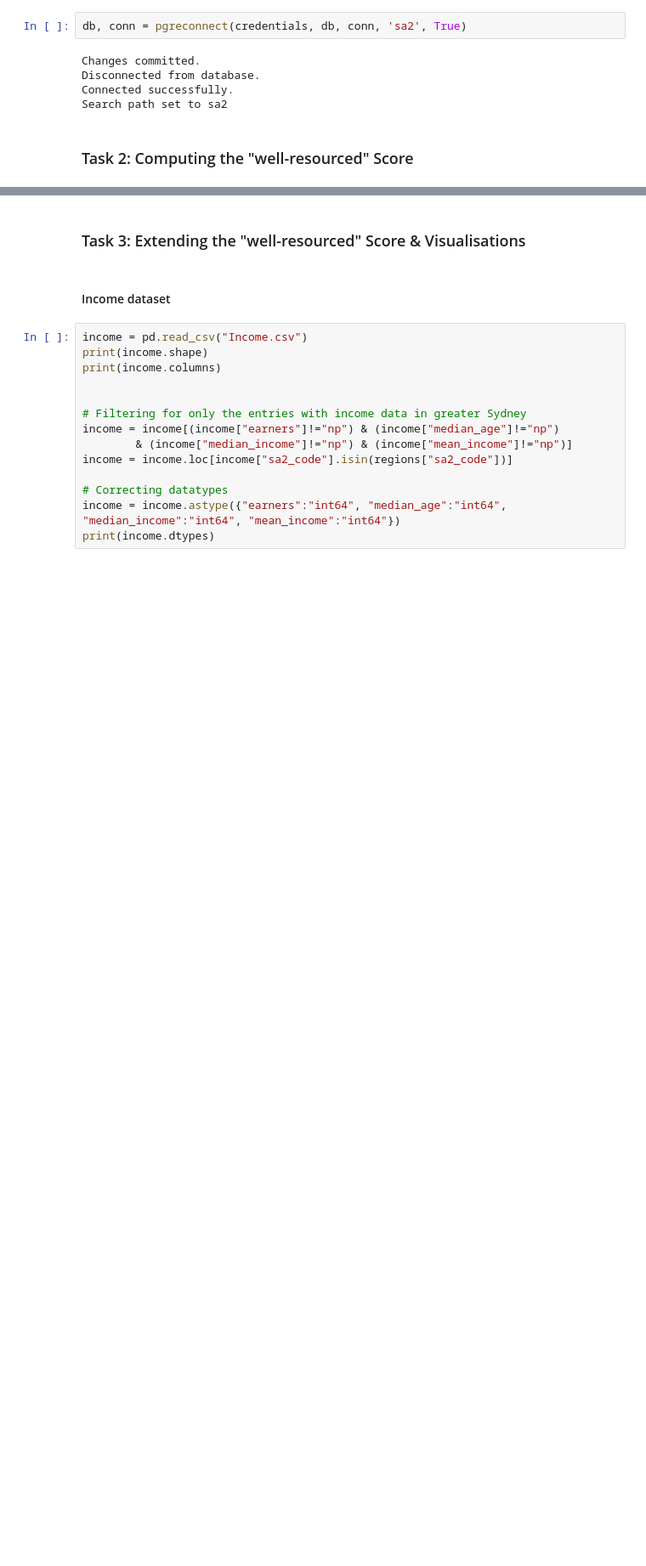
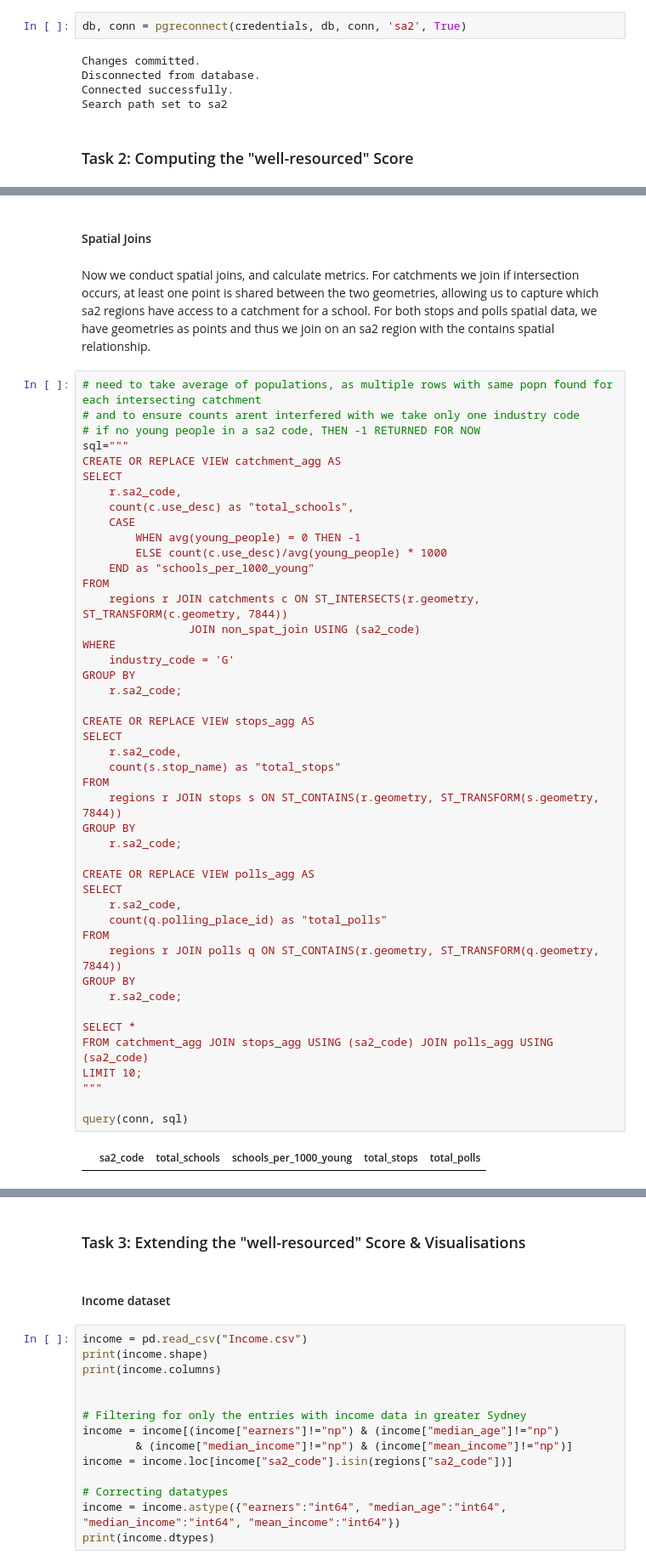
Before and after one commit to FixItChris/DATA2901, a Jupyter notebook: Report.ipynb, the cells around one changed output, grey strips where cells are left out. Shown at 85% size. Saved outputs shown, nothing was run; the diff lists cells and outputs as text; blank space fills up the shorter version.

```diff
--- a/Report.ipynb
+++ b/Report.ipynb
@@ -764,0 +794,51 @@ LIMIT 10;
+# %% [markdown]
+#### Spatial Joins
+# %% [markdown]
+Now we conduct spatial joins, and calculate metrics. For catchments we join if intersection occurs, at least one point is shared between the two geometries, allowing us to capture which sa2 regions have access to a catchment for a school. For both stops and polls spatial data, we have geometries as points and thus we join on an sa2 region with the contains spatial relationship.
+# %%
+# need to take average of populations, as multiple rows with same popn found for each intersecting catchment
+# and to ensure counts arent interfered with we take only one industry code
+# if no young people in a sa2 code, THEN -1 RETURNED FOR NOW
+sql="""
+CREATE OR REPLACE VIEW catchment_agg AS
+SELECT
+    r.sa2_code,
+    count(c.use_desc) as "total_schools",
+    CASE
+        WHEN avg(young_people) = 0 THEN -1
+        ELSE count(c.use_desc)/avg(young_people) * 1000
+    END as "schools_per_1000_young"
+FROM
+    regions r JOIN catchments c ON ST_INTERSECTS(r.geometry, ST_TRANSFORM(c.geometry, 7844))
+                JOIN non_spat_join USING (sa2_code)
+WHERE
+    industry_code = 'G'
+GROUP BY
+    r.sa2_code;
+
+CREATE OR REPLACE VIEW stops_agg AS
+SELECT
+    r.sa2_code,
+    count(s.stop_name) as "total_stops"
+FROM
+    regions r JOIN stops s ON ST_CONTAINS(r.geometry, ST_TRANSFORM(s.geometry, 7844))
+GROUP BY
+    r.sa2_code;
+
+CREATE OR REPLACE VIEW polls_agg AS
+SELECT
+    r.sa2_code,
+    count(q.polling_place_id) as "total_polls"
+FROM
+    regions r JOIN polls q ON ST_CONTAINS(r.geometry, ST_TRANSFORM(q.geometry, 7844))
+GROUP BY
+    r.sa2_code;
+
+SELECT *
+FROM catchment_agg JOIN stops_agg USING (sa2_code) JOIN polls_agg USING (sa2_code)
+LIMIT 10;
+"""
+
+query(conn, sql)
+# %% [output]
+|  | sa2_code | total_schools | schools_per_1000_young | total_stops | total_polls |
```
Also changed, not shown: parts of 22 cells of this notebook.
